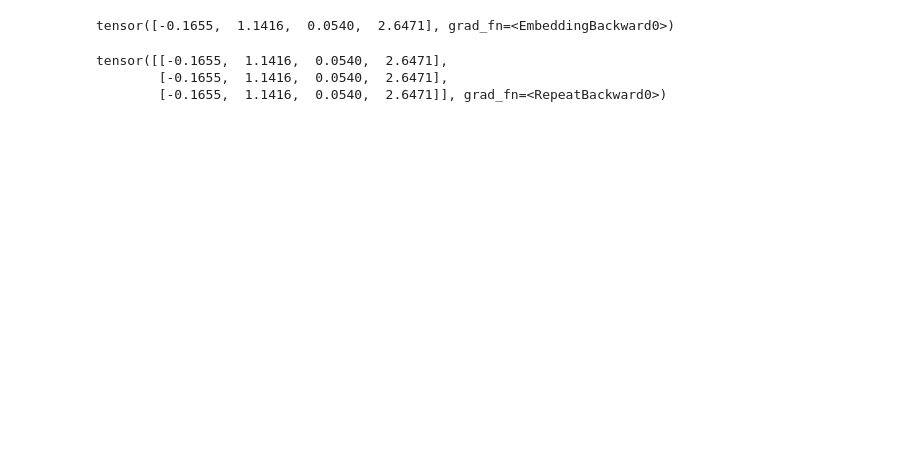
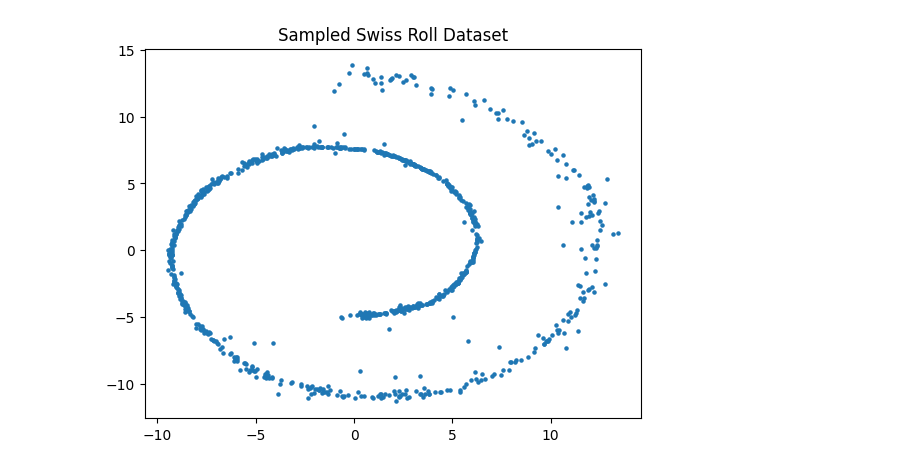
Before and after one commit to carloscotrini/transformers_from_scratch, a Jupyter notebook: AML_TinyDiffusionModel.ipynb, the cells around one changed output. Cells and saved outputs as stored; diff of their text form; code cells hidden in the pictures; blank space fills up the shorter version.

```diff
--- a/AML_TinyDiffusionModel.ipynb
+++ b/AML_TinyDiffusionModel.ipynb
@@ -214,12 +213,8 @@ time_emb = nn.Embedding(10, 4)
-# %%
-t_emb = time_emb(torch.tensor(3))
-t_emb
-# %% [output]
-tensor([-0.1655,  1.1416,  0.0540,  2.6471], grad_fn=<EmbeddingBackward0>)
-# %%
-t_emb = t_emb.unsqueeze(0).repeat(3, 1)
-t_emb
-# %% [output]
-tensor([[-0.1655,  1.1416,  0.0540,  2.6471],
-        [-0.1655,  1.1416,  0.0540,  2.6471],
-        [-0.1655,  1.1416,  0.0540,  2.6471]], grad_fn=<RepeatBackward0>)
+# %%
+sample = diffusion_model.sample(num_samples=1000, shape=(2,))
+plt.figure()
+plt.scatter(sample[:, 0].detach().numpy(), sample[:, 1].detach().numpy(), s=5)
+plt.title('Sampled Swiss Roll Dataset')
+plt.show()
+# %% [output]
+[figure, added]
```
Also changed, not shown: parts of 7 cells of this notebook.
